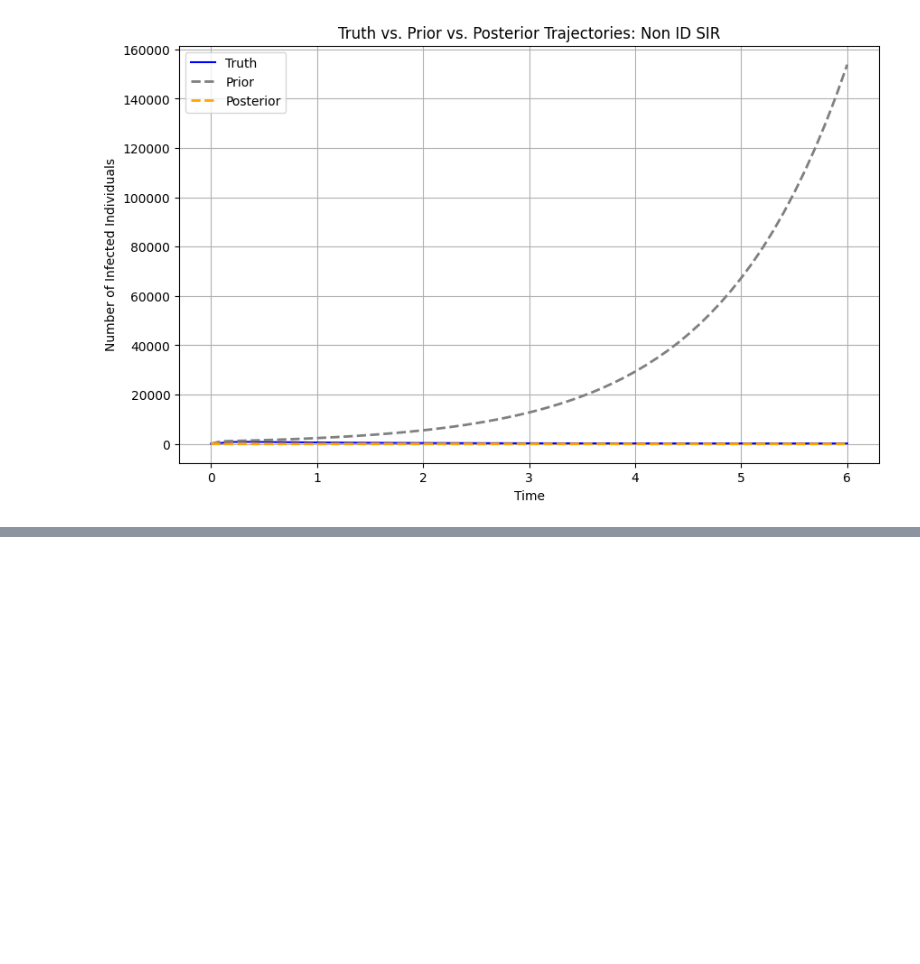
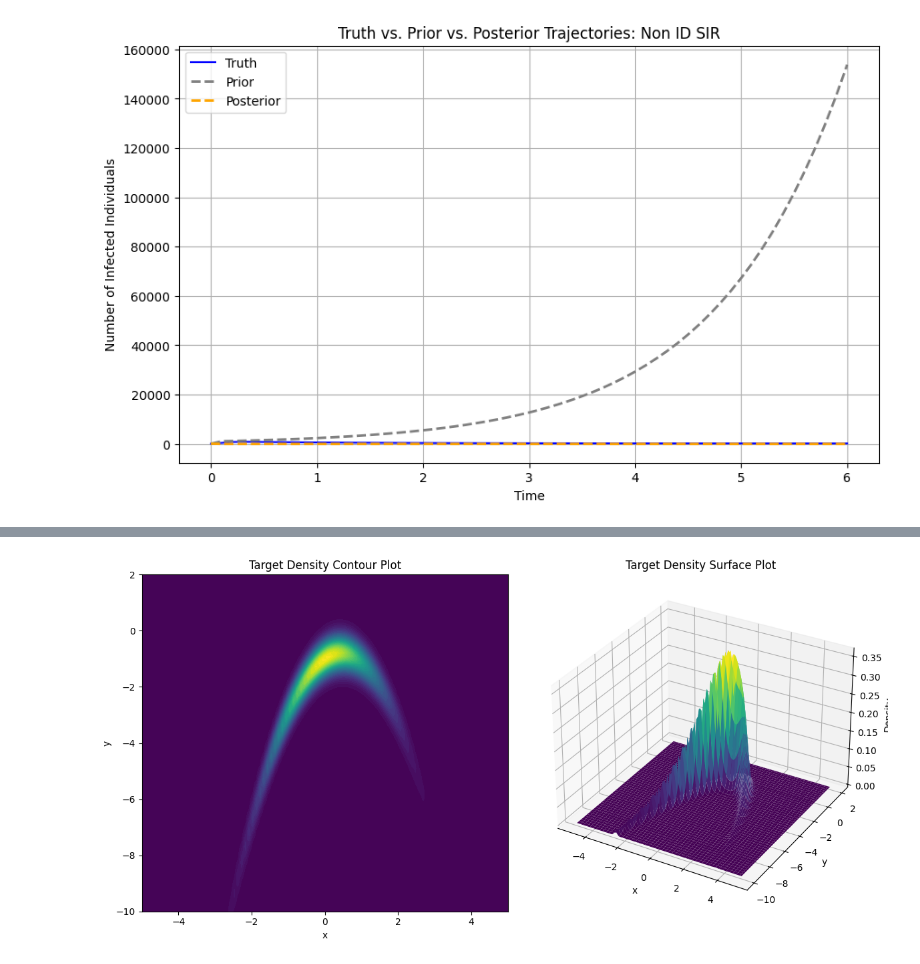
Before and after one commit to sohamphanseiitb/Robotics-In-Python-Sensing-Perception-Planning-Control, a Jupyter notebook: State Estimation/Metropolis Hastings/AE567_Project2b_Code_Soham_Phanse_(4).ipynb, the cells around one changed output, grey strips where cells are left out. Cells and saved outputs as stored; diff of their text form; code cells hidden in the pictures; blank space fills up the shorter version.

```diff
--- a/State Estimation/Metropolis Hastings/AE567_Project2b_Code_Soham_Phanse_(4).ipynb
+++ b/State Estimation/Metropolis Hastings/AE567_Project2b_Code_Soham_Phanse_(4).ipynb
@@ -1585,0 +1692,38 @@ plot_prior_posterior_non_ID(3)
+# %%
+# define target density of simple banana shaped distribution
+def target_banana(x):
+
+  xx, xy = x
+
+  # apply banana transformation
+  xy = xy + (xx**2 + 1)
+
+  # find probability
+  prob = stats.multivariate_normal.pdf([xx, xy], mean=[0, 0], cov=[[1, 0.9], [0.9, 1]])
+
+  return prob
+# %%
+# plot target density in 2d on left subplot and 3d on right subplot
+fig = plt.figure(figsize=(12, 6))
+ax1 = fig.add_subplot(121)
+ax2 = fig.add_subplot(122, projection='3d')
+x = np.linspace(-5, 5, 100)
+y = np.linspace(-10, 2, 100)
+X, Y = np.meshgrid(x, y)
+Z = np.zeros_like(X)
+for i in range(X.shape[0]):
+    for j in range(X.shape[1]):
+        Z[i, j] = target_banana([X[i, j], Y[i, j]])
+ax1.contourf(X, Y, Z, levels=50, cmap='viridis')
+ax1.set_title('Target Density Contour Plot')
+ax1.set_xlabel('x')
+ax1.set_ylabel('y')
+ax2.plot_surface(X, Y, Z, cmap='viridis')
+ax2.set_title('Target Density Surface Plot')
+ax2.set_xlabel('x')
+ax2.set_ylabel('y')
+ax2.set_zlabel('Density')
+plt.tight_layout()
+plt.show()
+# %% [output]
+[figure, added]
```
Also changed, not shown: parts of 13 cells of this notebook, 4 other files.
